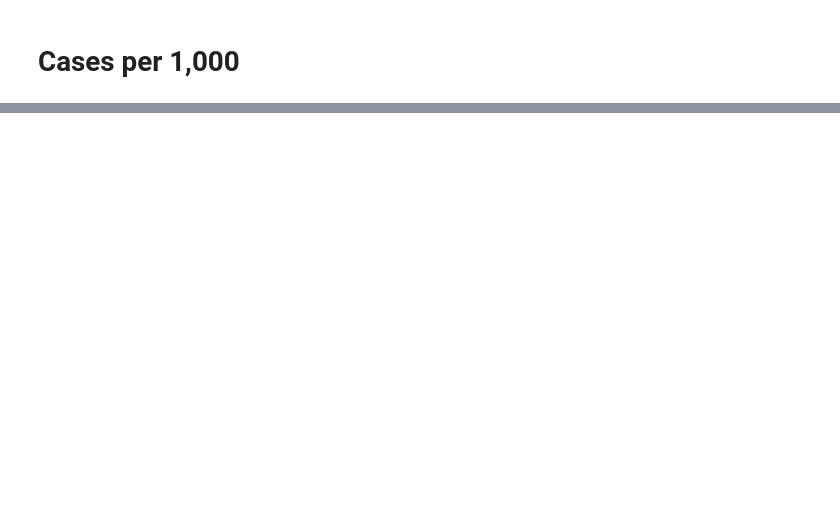
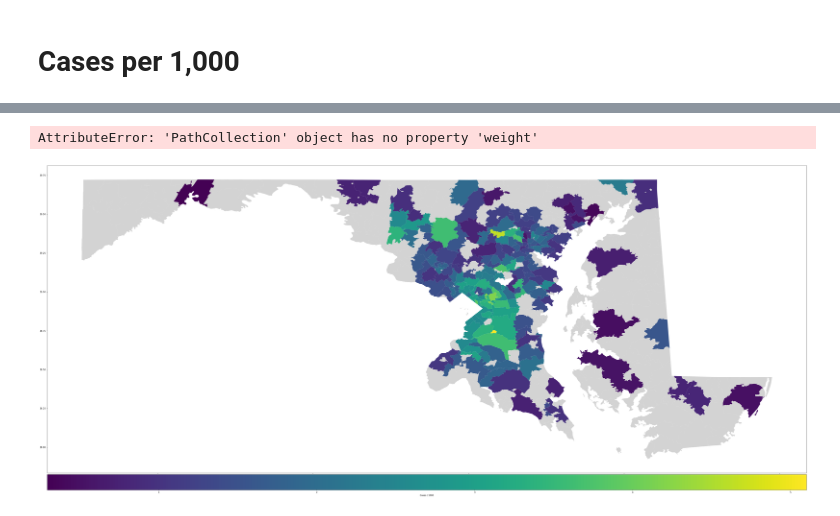
Before and after one commit to mckeowbc/covid-19, a Jupyter notebook: MD_COVID-19 Density.ipynb, the cells around one changed output, grey strips where cells are left out. Saved outputs shown, nothing was run; the diff lists cells and outputs as text; code cells hidden in the pictures; blank space fills up the shorter version.

Commit message:
Bold annotation text

```diff
--- a/MD_COVID-19 Density.ipynb
+++ b/MD_COVID-19 Density.ipynb
@@ -110,32 +174,35 @@ print (top5_zips_df)
 # %%
 fig, ax = plt.subplots(1, 1, figsize=(64,32))
 divider = make_axes_locatable(ax)
 cax = divider.append_axes("bottom", size="5%", pad=0.1)
 zplot = zips.plot(column='density',
                   legend=True,
-                  figsize=(16,12),
+                  figsize=(32,24),
                   ax=ax, cax=cax,
                   legend_kwds={
                     'label': "Cases / 1000",
                     'orientation': "horizontal"
                   },
                   missing_kwds={
                       "color": "lightgrey",
                       "label": "Missing values"
                   })
 
 
 cities_plot = cities_df.plot(ax=zplot,marker='o',color='white',markersize=15)
 _ = cities_df.apply(lambda x: cities_plot.annotate(s=x.City,
                                                    xy=x.geometry.centroid.coords[0],
-                                                   ha='center', color='white'),
+                                                   ha='center', color='white',weight='bold'),
                     axis=1)
 
 cities_plot = top5_zips_df.plot(ax=zplot,marker='o',color='red',markersize=10)
 _ = top5_zips_df.apply(lambda x: cities_plot.annotate(s=x.City,
                                                    xy=x.geometry.centroid.coords[0],
-                                                   ha='center', color='red'),
+                                                   ha='center', color='red',),
                     axis=1)
 today = datetime.date.today().strftime('%Y-%m-%d')
 
 plt.savefig('%s-MD-density.png' % today)
+# %% [output]
+AttributeError: 'PathCollection' object has no property 'weight'
+[figure, added]
```
Also changed, not shown: parts of 8 cells of this notebook.
